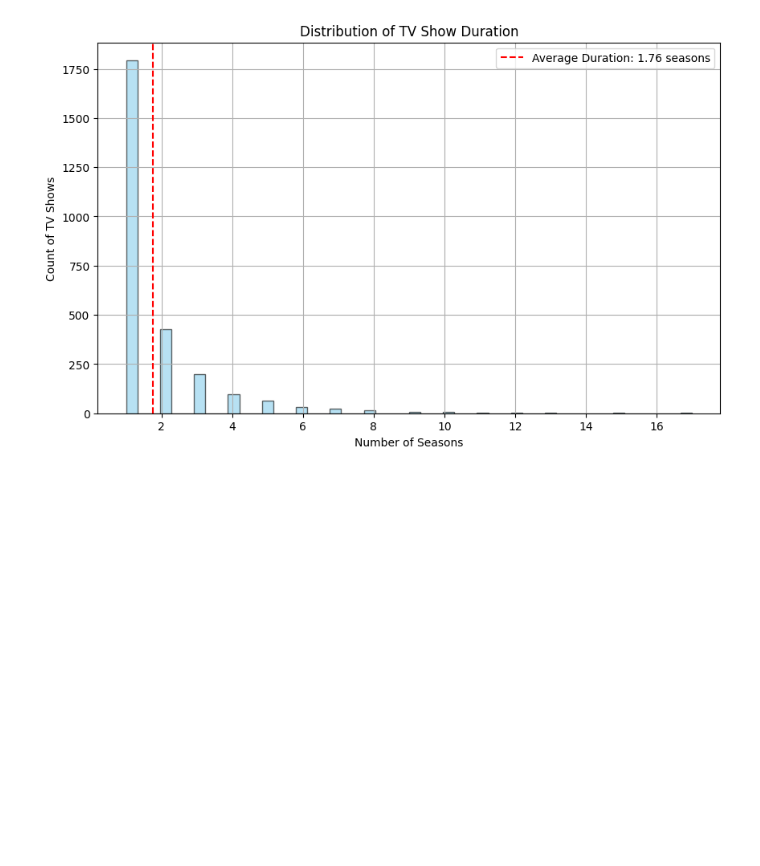
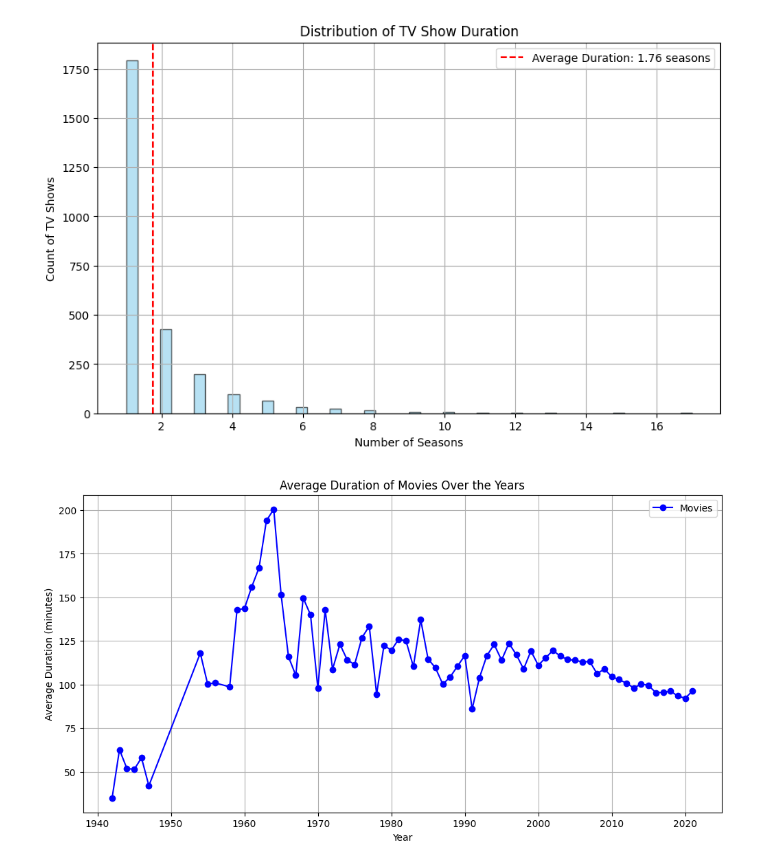
Before and after one commit to DarrenChooo/netflix_data, a Jupyter notebook: netflix.ipynb, the cells around one changed output. Cells and saved outputs as stored; diff of their text form; code cells hidden in the pictures; blank space fills up the shorter version.

```diff
--- a/netflix.ipynb
+++ b/netflix.ipynb
@@ -322,0 +363,5 @@ plot_duration_distribution(df, 'TV Show')
+# %%
+# Line chart showing Average duration of movies over time
+plot_content_duration_comparison(df, 'Movie')
+# %% [output]
+[figure, added]
```
Also changed, not shown: parts of 5 cells of this notebook.
